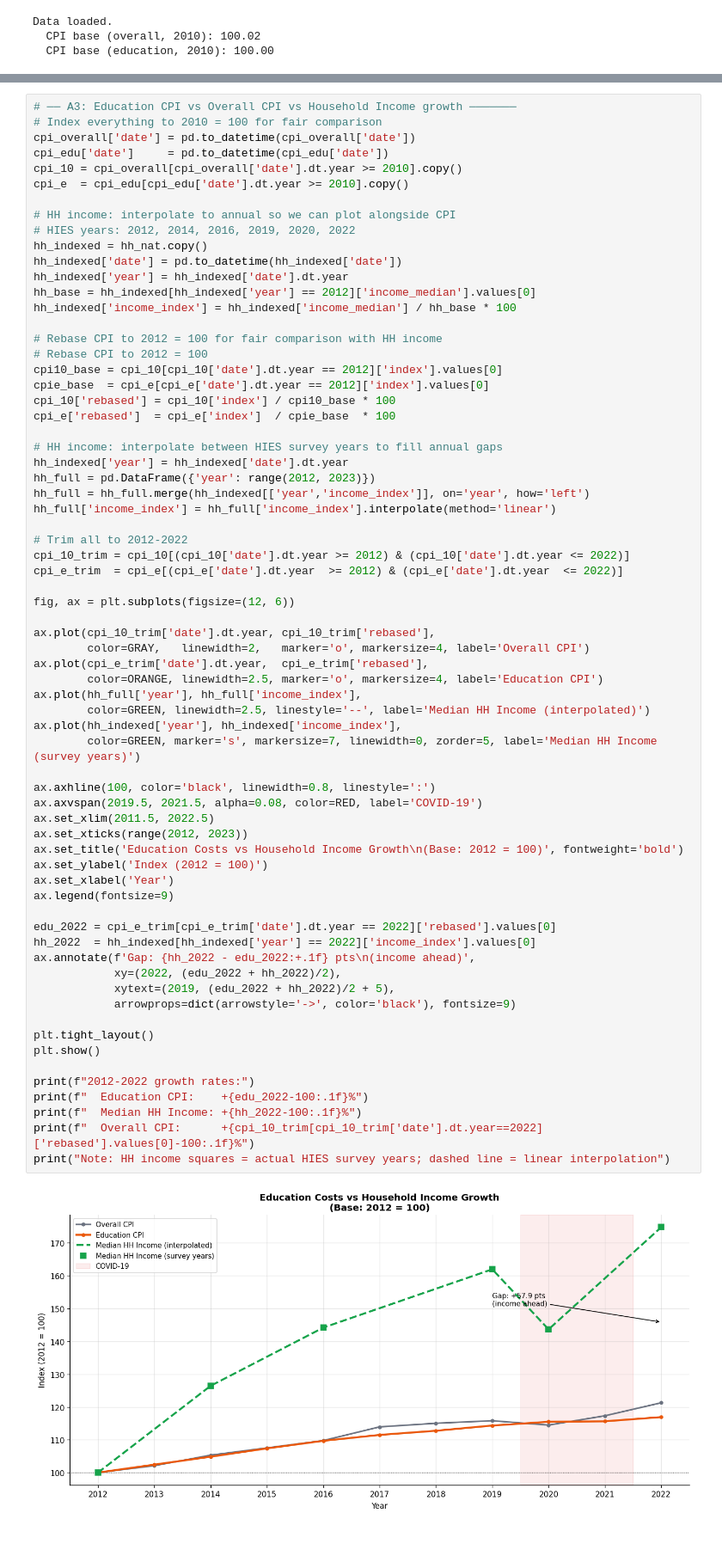
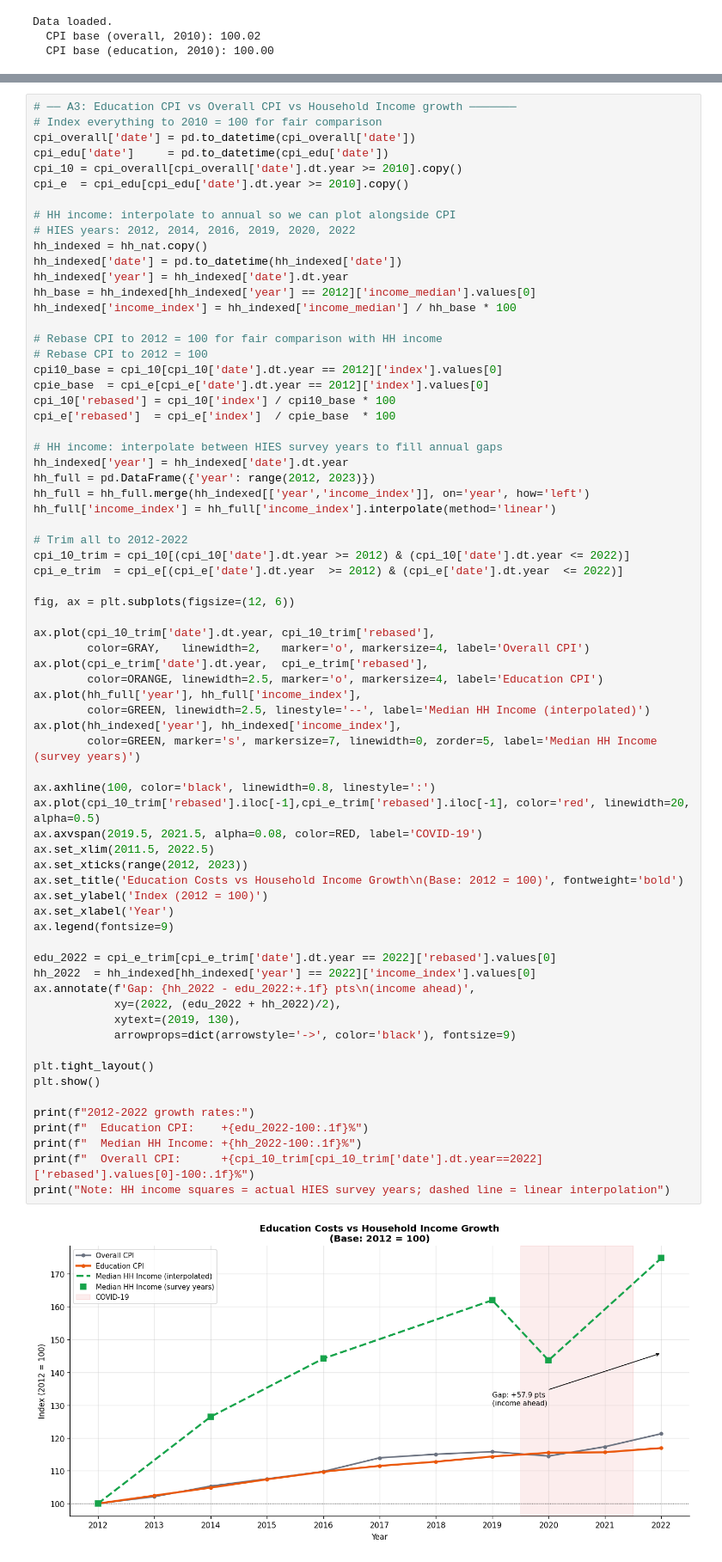
Before and after one commit to lloonnn/EduNilai, a Jupyter notebook: notebook/04_analysis.ipynb, the cells around one changed output, grey strips where cells are left out. Shown at 86% size. Drawn from its saved outputs; the diff is of its cells as text.

```diff
--- a/notebook/04_analysis.ipynb
+++ b/notebook/04_analysis.ipynb
@@ -207,35 +207,36 @@ ax.plot(cpi_e_trim['date'].dt.year,  cpi_e_trim['rebased'],
         color=ORANGE, linewidth=2.5, marker='o', markersize=4, label='Education CPI')
 ax.plot(hh_full['year'], hh_full['income_index'],
         color=GREEN, linewidth=2.5, linestyle='--', label='Median HH Income (interpolated)')
 ax.plot(hh_indexed['year'], hh_indexed['income_index'],
         color=GREEN, marker='s', markersize=7, linewidth=0, zorder=5, label='Median HH Income (survey years)')
 
 ax.axhline(100, color='black', linewidth=0.8, linestyle=':')
+ax.plot(cpi_10_trim['rebased'].iloc[-1],cpi_e_trim['rebased'].iloc[-1], color='red', linewidth=20, alpha=0.5)
 ax.axvspan(2019.5, 2021.5, alpha=0.08, color=RED, label='COVID-19')
 ax.set_xlim(2011.5, 2022.5)
 ax.set_xticks(range(2012, 2023))
 ax.set_title('Education Costs vs Household Income Growth\n(Base: 2012 = 100)', fontweight='bold')
 ax.set_ylabel('Index (2012 = 100)')
 ax.set_xlabel('Year')
 ax.legend(fontsize=9)
 
 edu_2022 = cpi_e_trim[cpi_e_trim['date'].dt.year == 2022]['rebased'].values[0]
 hh_2022  = hh_indexed[hh_indexed['year'] == 2022]['income_index'].values[0]
 ax.annotate(f'Gap: {hh_2022 - edu_2022:+.1f} pts\n(income ahead)',
             xy=(2022, (edu_2022 + hh_2022)/2),
-            xytext=(2019, (edu_2022 + hh_2022)/2 + 5),
+            xytext=(2019, 130),
             arrowprops=dict(arrowstyle='->', color='black'), fontsize=9)
 
 plt.tight_layout()
 plt.show()
 
 print(f"2012-2022 growth rates:")
 print(f"  Education CPI:    +{edu_2022-100:.1f}%")
 print(f"  Median HH Income: +{hh_2022-100:.1f}%")
 print(f"  Overall CPI:      +{cpi_10_trim[cpi_10_trim['date'].dt.year==2022]['rebased'].values[0]-100:.1f}%")
 print("Note: HH income squares = actual HIES survey years; dashed line = linear interpolation")
 # %% [output]
-[figure, old version]
+[figure, new version]
 2012-2022 growth rates:
   Education CPI:    +16.9%
   Median HH Income: +74.8%
```
Also changed, not shown: parts of 2 cells of this notebook, 52 other files.
